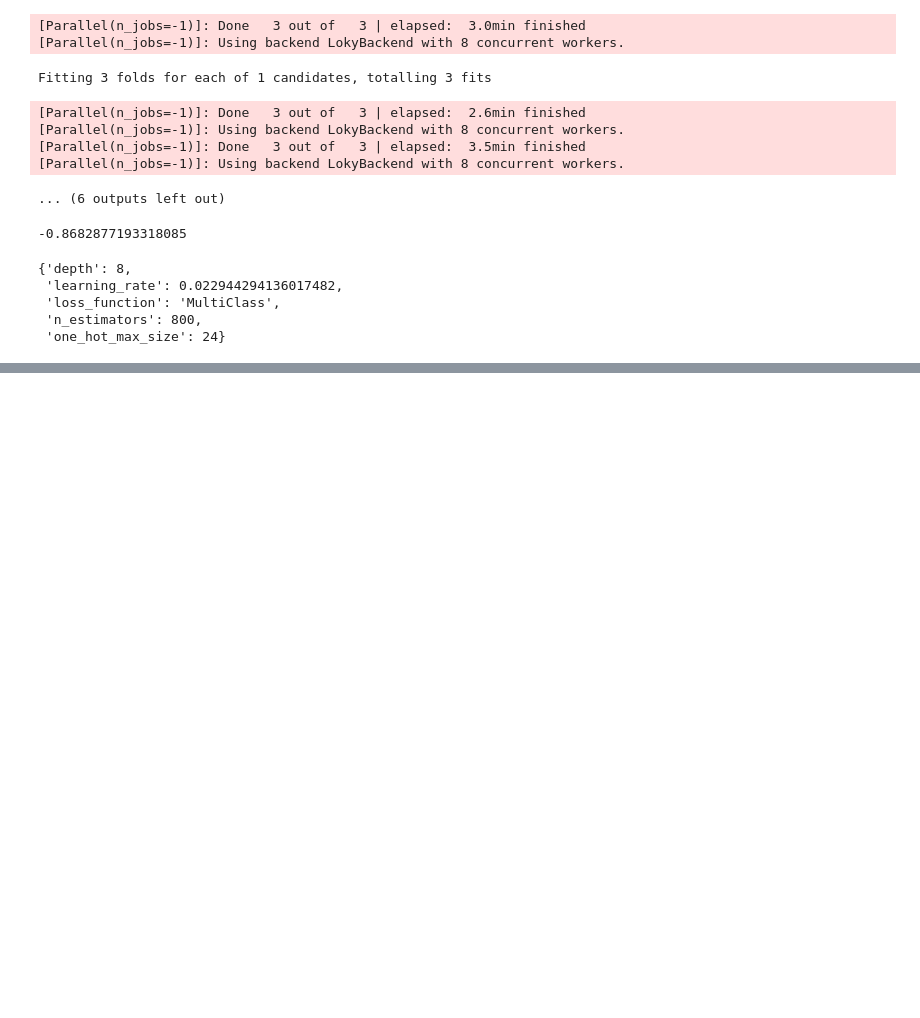
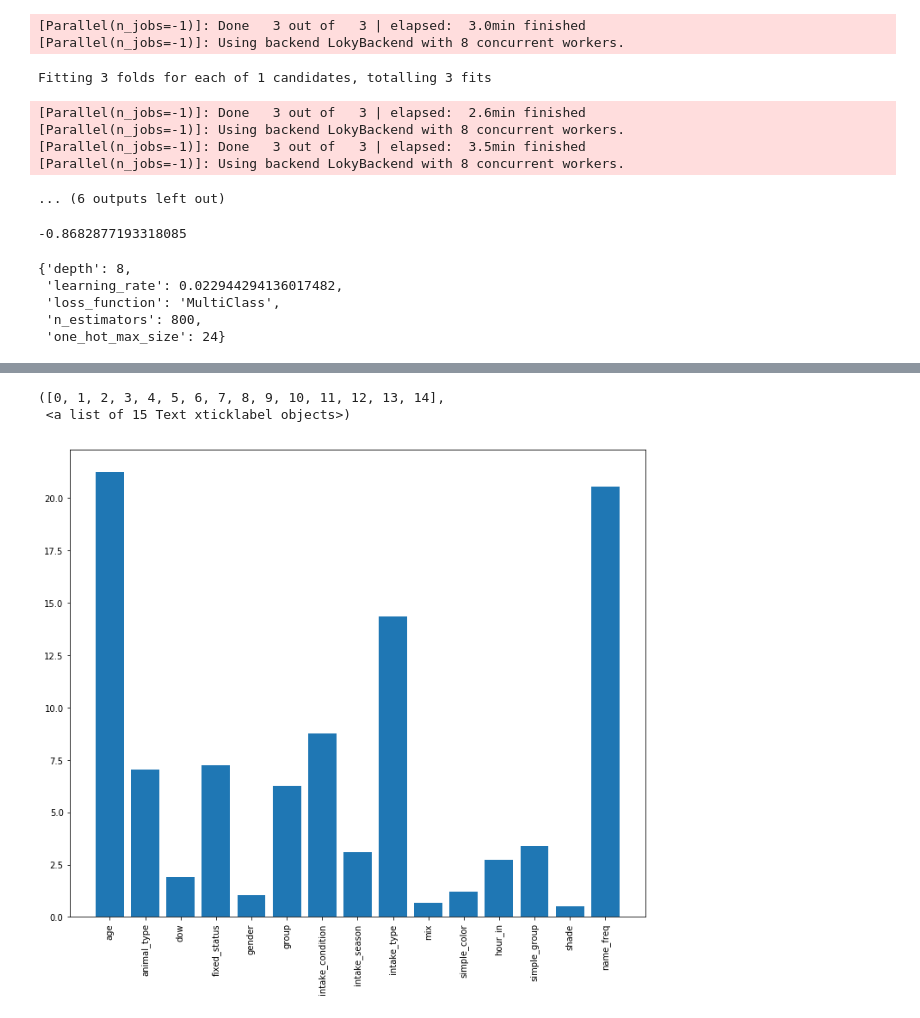
Before and after one commit to luketibbott/kojak, a Jupyter notebook: Catboost.ipynb, the cells around one changed output, grey strips where cells are left out. Saved outputs shown, nothing was run; the diff lists cells and outputs as text; code cells hidden in the pictures; blank space fills up the shorter version.

```diff
--- a/Catboost.ipynb
+++ b/Catboost.ipynb
@@ -127,4 +166,9 @@ bs.best_params_
  'one_hot_max_size': 24}
 # %%
 cat_boost = CatBoostClassifier(cat_features=[1, 2, 3, 4, 5, 6, 7, 8, 9, 10, 11, 12, 13],
-                               depth=8, learning_rate = .)
+                               depth=8, learning_rate = .023, loss_function='MultiClass',
+                               n_estimators = 800, one_hot_max_size=24)
+
+scores = cross_val_score(cat_boost, X_train, y_train, cv=3, n_jobs=-1, scoring='neg_log_loss')
+# %%
+cat_boost.fit(X_train, y_train)
@@ -130,0 +194,8 @@ cat_boost = CatBoostClassifier(cat_features=[1, 2, 3, 4, 5, 6, 7, 8, 9, 10, 11,
+# %%
+plt.figure(figsize=(12, 10))
+plt.bar(X_train.columns, cat_boost.feature_importances_)
+plt.xticks(rotation=90)
+# %% [output]
+([0, 1, 2, 3, 4, 5, 6, 7, 8, 9, 10, 11, 12, 13, 14],
+ <a list of 15 Text xticklabel objects>)
+[figure, added]
```
Also changed, not shown: parts of 8 cells of this notebook.
